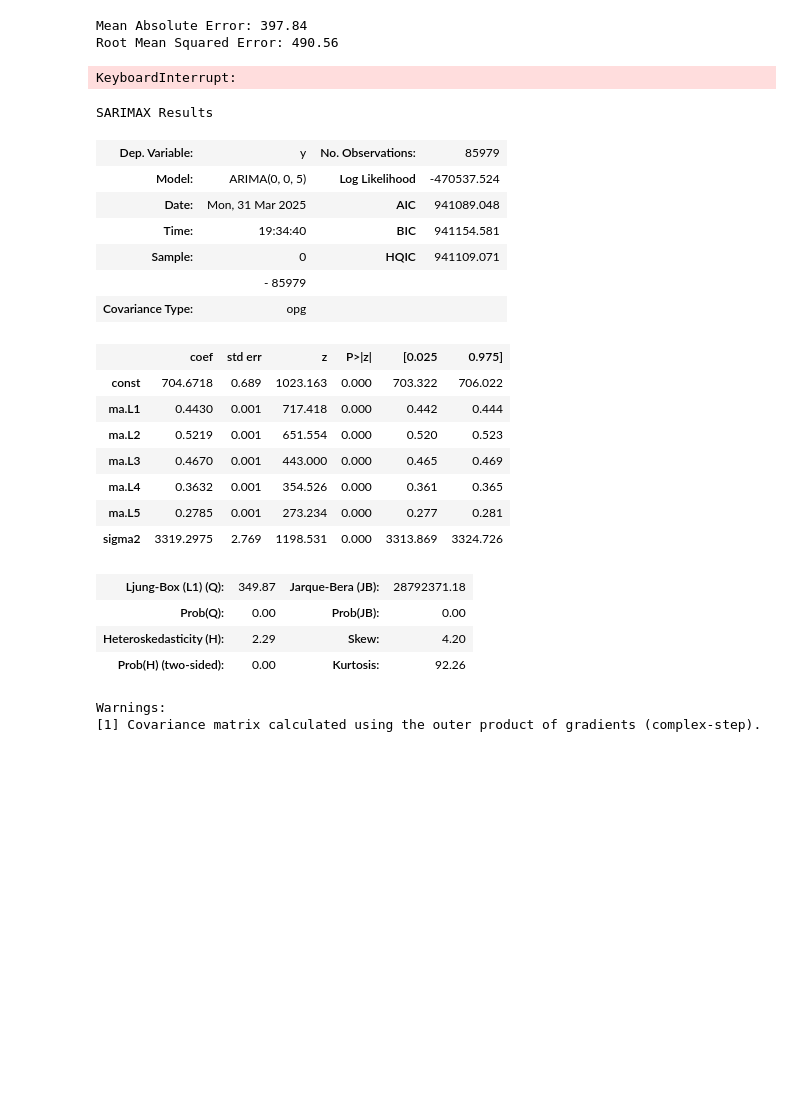
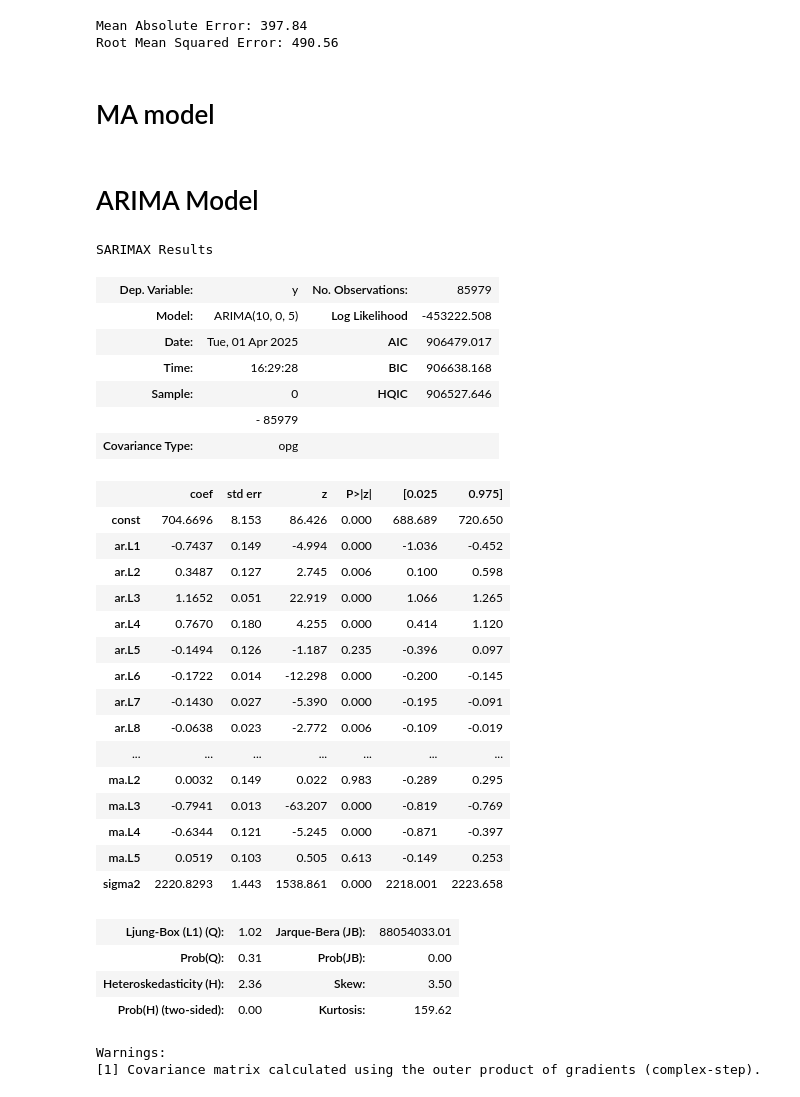
Before and after one commit to wangmichelle1/DS-4420-Final-Project, a Jupyter notebook: Time Series.ipynb, the cells around one changed output. Cells and saved outputs as stored; diff of their text form; code cells hidden in the pictures; blank space fills up the shorter version.

Commit message:
revised time series

```diff
--- a/Time Series.ipynb
+++ b/Time Series.ipynb
@@ -26,0 +12,16 @@ df_patient_hr
+# %%
+def read_file(filename):
+
+    df = pd.read_csv(filename)
+
+    # Split the column into two new columns
+    df[['TIMESTAMP', 'HRV']] = df['TIMESTAMP;HRV'].str.split(';', expand=True)
+
+    # Optionally, convert TIMESTAMP & HRV to appropriate data types
+    df['TIMESTAMP'] = pd.to_datetime(df['TIMESTAMP'])  # Convert TIMESTAMP to datetime
+    df['HRV'] = pd.to_numeric(df['HRV'], errors='coerce')  # Convert HRV to numeric
+
+    # Drop the original column if no longer needed
+    df.drop(columns=['TIMESTAMP;HRV'], inplace=True)
+
+    print(df.head())  # View the transformed DataFrame
@@ -27,3 +35,7 @@ df_patient_hr
+# %%
+df_patient_hr = read_file('patient_hr_1.csv')
+
+df_patient_hr
 # %%
 # visualize the time series
 plt.plot(df_patient_hr['HRV'], label='Heart Rate Value')
@@ -156,6 +179,8 @@ print(f'Root Mean Squared Error: {rmse:.2f}')
 # %% [output]
 Mean Absolute Error: 397.84
 Root Mean Squared Error: 490.56
+# %% [markdown]
+# MA model
 # %%
 # For AR(p), you would do ARIMA(series, order=(p, 0, 0))
 # For MA(q), you would do ARIMA(series, order=(0, 0, q))
@@ -172,8 +197,6 @@ ma_results.summary()
 # Interpretation: coef. of the constant is 3.8981 which works as the mean of the dataset
 # coefficient of the noise value ma.L1 is .7172, but the P>|z| tells us that this has a significant impact on the output
 # (note, if we used the differenced data, the constant is no longer interpretable as the mean/level of the series)
-# %% [output]
-KeyboardInterrupt:
 # %%
 # getting the predictions works the same as in AR(p)
 # but note that MA(q) models are even worse at long-term broadcasting
@@ -190,43 +213,53 @@ plt.ylabel('HRV')
 plt.legend()
 plt.title('MA Model Predictions')
 plt.show();
+# %% [markdown]
+# ARIMA Model
 # %%
 # For AR(p), you would do ARIMA(series, order=(p, 0, 0))
 # For MA(q), you would do ARIMA(series, order=(0, 0, q))
 # For ARIMA(p,q), it's ARIMA(series, order=(p, 0, q))
 # And for ARIMA(p, d, q), it's ARIMA(series, order=(p,d,q))
 # though you should investigate a little bit more outside of class just what combining them entails before trusting
 # here's the docs: https://www.statsmodels.org/stable/generated/statsmodels.tsa.arima.model.ARIMA.html
 # CHANGE NUMBER HERE
-arima_model = ARIMA(y_train, order=(50, 0, 50)) # here is the MA(1) model
-arima_results = ma_model.fit()
+arima_model = ARIMA(y_train, order=(10, 0, 5))
+arima_results = arima_model.fit()
 
 #summary of the model
 arima_results.summary()
 # Interpretation: coef. of the constant is 3.8981 which works as the mean of the dataset
 # coefficient of the noise value ma.L1 is .7172, but the P>|z| tells us that this has a significant impact on the output
 # (note, if we used the differenced data, the constant is no longer interpretable as the mean/level of the series)
 # %% [output]
 SARIMAX Results
 | Dep. Variable: | y | No. Observations: | 85979 |
-| Model: | ARIMA(0, 0, 5) | Log Likelihood | -470537.524 |
-| Date: | Mon, 31 Mar 2025 | AIC | 941089.048 |
-| Time: | 19:34:40 | BIC | 941154.581 |
-| Sample: | 0 | HQIC | 941109.071 |
+| Model: | ARIMA(10, 0, 5) | Log Likelihood | -453222.508 |
+| Date: | Tue, 01 Apr 2025 | AIC | 906479.017 |
+| Time: | 16:29:28 | BIC | 906638.168 |
+| Sample: | 0 | HQIC | 906527.646 |
 |  | - 85979 |  |  |
 | Covariance Type: | opg |  |  |
 |  | coef | std err | z | P>|z| | [0.025 | 0.975] |
-| const | 704.6718 | 0.689 | 1023.163 | 0.000 | 703.322 | 706.022 |
-| ma.L1 | 0.4430 | 0.001 | 717.418 | 0.000 | 0.442 | 0.444 |
-| ma.L2 | 0.5219 | 0.001 | 651.554 | 0.000 | 0.520 | 0.523 |
-| ma.L3 | 0.4670 | 0.001 | 443.000 | 0.000 | 0.465 | 0.469 |
-| ma.L4 | 0.3632 | 0.001 | 354.526 | 0.000 | 0.361 | 0.365 |
-| ma.L5 | 0.2785 | 0.001 | 273.234 | 0.000 | 0.277 | 0.281 |
-| sigma2 | 3319.2975 | 2.769 | 1198.531 | 0.000 | 3313.869 | 3324.726 |
+| const | 704.6696 | 8.153 | 86.426 | 0.000 | 688.689 | 720.650 |
+| ar.L1 | -0.7437 | 0.149 | -4.994 | 0.000 | -1.036 | -0.452 |
+| ar.L2 | 0.3487 | 0.127 | 2.745 | 0.006 | 0.100 | 0.598 |
+| ar.L3 | 1.1652 | 0.051 | 22.919 | 0.000 | 1.066 | 1.265 |
+| ar.L4 | 0.7670 | 0.180 | 4.255 | 0.000 | 0.414 | 1.120 |
+| ar.L5 | -0.1494 | 0.126 | -1.187 | 0.235 | -0.396 | 0.097 |
+| ar.L6 | -0.1722 | 0.014 | -12.298 | 0.000 | -0.200 | -0.145 |
+| ar.L7 | -0.1430 | 0.027 | -5.390 | 0.000 | -0.195 | -0.091 |
+| ar.L8 | -0.0638 | 0.023 | -2.772 | 0.006 | -0.109 | -0.019 |
+| ... | ... | ... | ... | ... | ... | ... |
+| ma.L2 | 0.0032 | 0.149 | 0.022 | 0.983 | -0.289 | 0.295 |
+| ma.L3 | -0.7941 | 0.013 | -63.207 | 0.000 | -0.819 | -0.769 |
+| ma.L4 | -0.6344 | 0.121 | -5.245 | 0.000 | -0.871 | -0.397 |
+| ma.L5 | 0.0519 | 0.103 | 0.505 | 0.613 | -0.149 | 0.253 |
+| sigma2 | 2220.8293 | 1.443 | 1538.861 | 0.000 | 2218.001 | 2223.658 |
-| Ljung-Box (L1) (Q): | 349.87 | Jarque-Bera (JB): | 28792371.18 |
-| Prob(Q): | 0.00 | Prob(JB): | 0.00 |
-| Heteroskedasticity (H): | 2.29 | Skew: | 4.20 |
-| Prob(H) (two-sided): | 0.00 | Kurtosis: | 92.26 |
+| Ljung-Box (L1) (Q): | 1.02 | Jarque-Bera (JB): | 88054033.01 |
+| Prob(Q): | 0.31 | Prob(JB): | 0.00 |
+| Heteroskedasticity (H): | 2.36 | Skew: | 3.50 |
+| Prob(H) (two-sided): | 0.00 | Kurtosis: | 159.62 |
 Warnings:
 [1] Covariance matrix calculated using the outer product of gradients (complex-step).
 # %%
```
Also changed, not shown: parts of 10 cells of this notebook.
